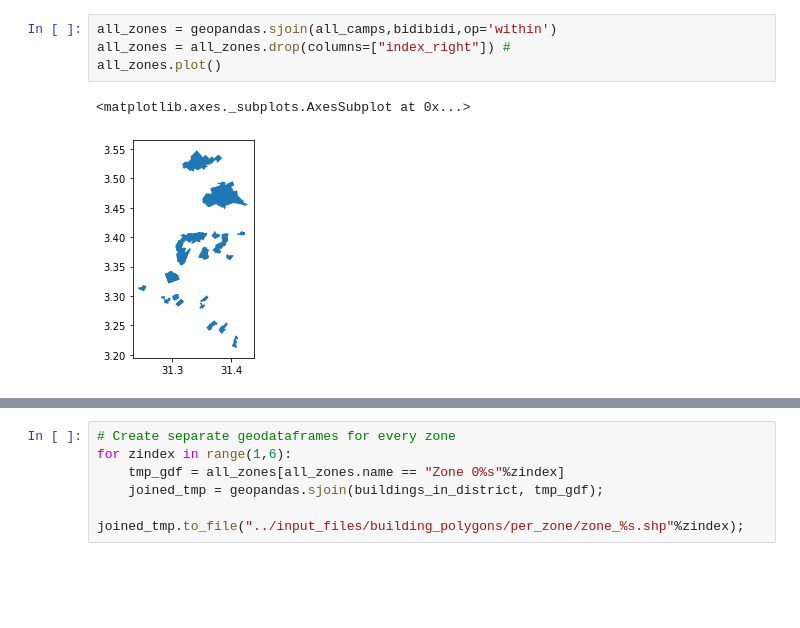
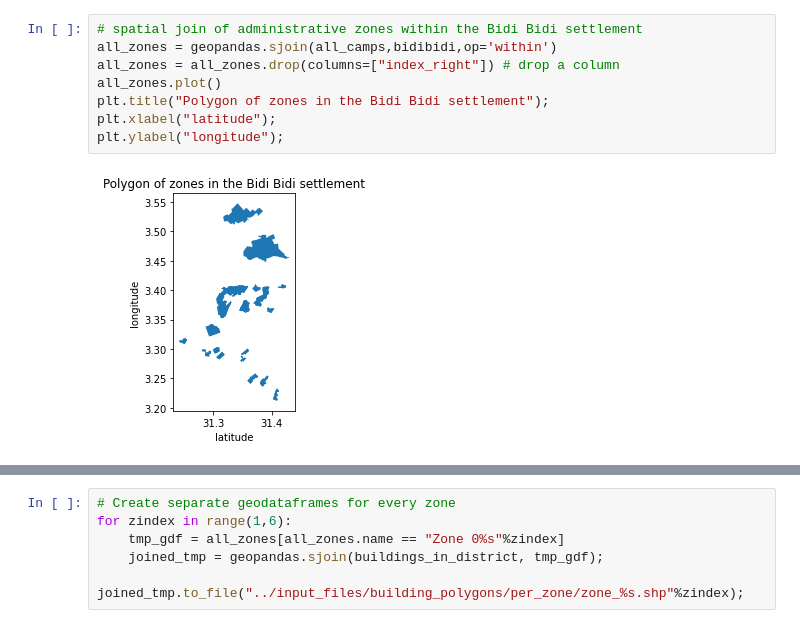
Before and after one commit to daanieo/FATM_opt, a Jupyter notebook: Data preparation.ipynb, the cells around one changed output, grey strips where cells are left out. Drawn from its saved outputs; the diff is of its cells as text; blank space fills up the shorter version.

```diff
--- a/Data preparation.ipynb
+++ b/Data preparation.ipynb
@@ -43,7 +68,10 @@ Extreme distance is  51.46549330180716
-# %%
-all_zones = geopandas.sjoin(all_camps,bidibidi,op='within')
-all_zones = all_zones.drop(columns=["index_right"]) #
-all_zones.plot()
-# %% [output]
-<matplotlib.axes._subplots.AxesSubplot at 0x...>
-[figure, removed]
+# %%
+# spatial join of administrative zones within the Bidi Bidi settlement
+all_zones = geopandas.sjoin(all_camps,bidibidi,op='within')
+all_zones = all_zones.drop(columns=["index_right"]) # drop a column
+all_zones.plot()
+plt.title("Polygon of zones in the Bidi Bidi settlement");
+plt.xlabel("latitude");
+plt.ylabel("longitude");
+# %% [output]
+[figure, added]
```
Also changed, not shown: parts of 28 cells of this notebook, 5 other files.
